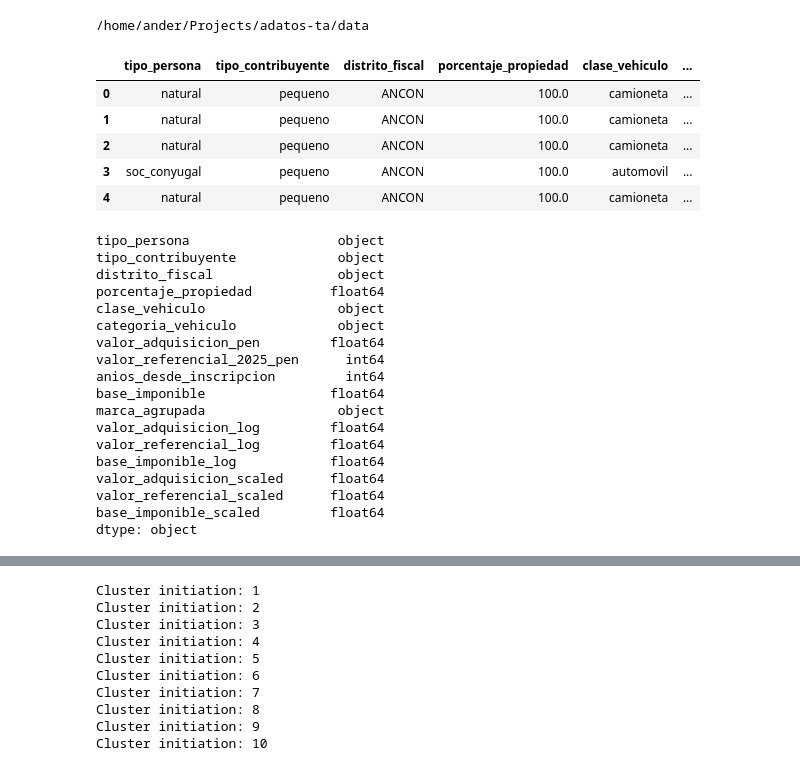
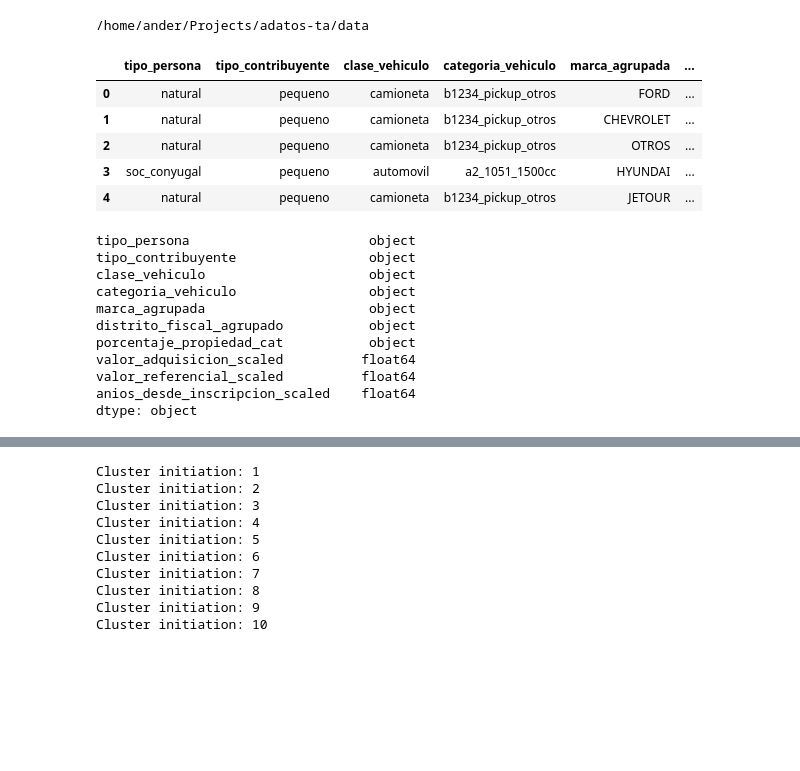
Before and after one commit to andbtr/adatos_ta, a Jupyter notebook: Notebooks/7_clustering.ipynb, the cells around one changed output, grey strips where cells are left out. Drawn from its saved outputs; the diff is of its cells as text; code cells hidden in the pictures; blank space fills up the shorter version.

```diff
--- a/Notebooks/7_clustering.ipynb
+++ b/Notebooks/7_clustering.ipynb
@@ -14,33 +14,26 @@ import seaborn as sns
 import matplotlib.pyplot as plt
 import pyreadstat
 # %%
-df = pd.read_csv("datos_post_step4a_no_dummies.csv")
+df = pd.read_csv("datos_post_step4a_scaled_no_dummies.csv")
 df.head(5)
 # %% [output]
-|  | tipo_persona | tipo_contribuyente | distrito_fiscal | porcentaje_propiedad | clase_vehiculo | ... |
-| 0 | natural | pequeno | ANCON | 100.0 | camioneta | ... |
-| 1 | natural | pequeno | ANCON | 100.0 | camioneta | ... |
-| 2 | natural | pequeno | ANCON | 100.0 | camioneta | ... |
-| 3 | soc_conyugal | pequeno | ANCON | 100.0 | automovil | ... |
-| 4 | natural | pequeno | ANCON | 100.0 | camioneta | ... |
+|  | tipo_persona | tipo_contribuyente | clase_vehiculo | categoria_vehiculo | marca_agrupada | ... |
+| 0 | natural | pequeno | camioneta | b1234_pickup_otros | FORD | ... |
+| 1 | natural | pequeno | camioneta | b1234_pickup_otros | CHEVROLET | ... |
+| 2 | natural | pequeno | camioneta | b1234_pickup_otros | OTROS | ... |
+| 3 | soc_conyugal | pequeno | automovil | a2_1051_1500cc | HYUNDAI | ... |
+| 4 | natural | pequeno | camioneta | b1234_pickup_otros | JETOUR | ... |
 # %%
 df.dtypes
 # %% [output]
-tipo_persona                   object
-tipo_contribuyente             object
-distrito_fiscal                object
-porcentaje_propiedad          float64
-clase_vehiculo                 object
-categoria_vehiculo             object
-valor_adquisicion_pen         float64
-valor_referencial_2025_pen      int64
-anios_desde_inscripcion         int64
-base_imponible                float64
-marca_agrupada                 object
-valor_adquisicion_log         float64
-valor_referencial_log         float64
-base_imponible_log            float64
-valor_adquisicion_scaled      float64
-valor_referencial_scaled      float64
-base_imponible_scaled         float64
+tipo_persona                       object
+tipo_contribuyente                 object
+clase_vehiculo                     object
+categoria_vehiculo                 object
+marca_agrupada                     object
+distrito_fiscal_agrupado           object
+porcentaje_propiedad_cat           object
+valor_adquisicion_scaled          float64
+valor_referencial_scaled          float64
+anios_desde_inscripcion_scaled    float64
 dtype: object
```
Also changed, not shown: parts of 15 cells of this notebook.
